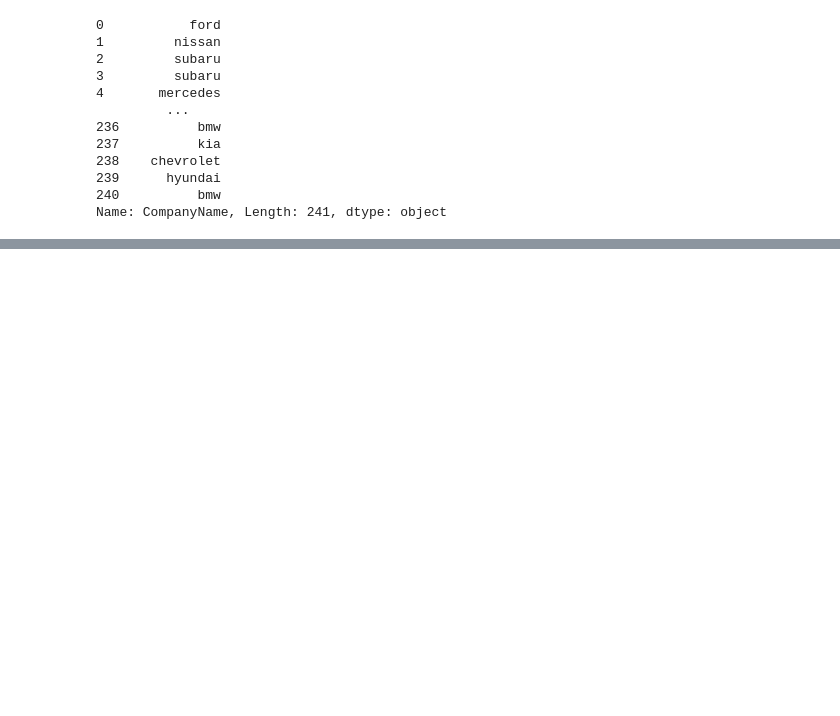
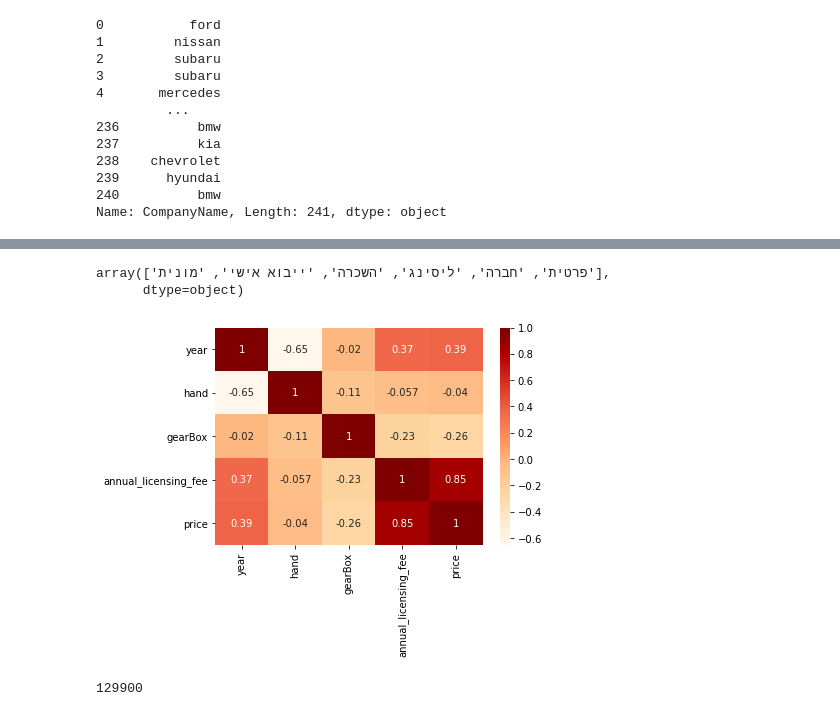
Before and after one commit to OrenAviya/project-semester-a, a Jupyter notebook: start_project_jup.ipynb, the cells around one changed output, grey strips where cells are left out. Saved outputs shown, nothing was run; the diff lists cells and outputs as text; code cells hidden in the pictures; blank space fills up the shorter version.

```diff
--- a/start_project_jup.ipynb
+++ b/start_project_jup.ipynb
@@ -411,0 +697,4 @@ cars_fewColumns
+# %%
+cars.to_csv(r'C:\Users\avoav\Introduction to Data Science\Project סמסטר א\project-semester-a\cars_data.csv' , index_label='index' )
+cars = pd.read_csv(r'C:\Users\avoav\Introduction to Data Science\Project סמסטר א\project-semester-a\cars_data.csv' , index_col  = 'index')
+cars
@@ -411,0 +716,4 @@ cars_fewColumns
+# %%
+engine_size = cars ['engine'].apply (lambda x : x.split (' ')[0])
+cars.insert( 4 , "engine_size" , engine_size)
+cars
@@ -411,0 +735,15 @@ cars_fewColumns
+# %%
+#cars['engine'].unique()
+# engine_type = cars ['engine'].apply (lambda x : x.split (' ')[2])
+# cars.insert( 5 , "engine_type" , engine_type)
+# cars
+# thats not working for some reson so in other way:
+
+def c_type (str) :
+    if(len(str.split (' ')) == 3):
+        return str.split (' ')[2]
+    else: return None
+
+engine_type = cars ['engine'].apply(c_type)
+cars.insert( 5 , "engine_type" , engine_type)
+cars
@@ -411,0 +815,23 @@ cars_fewColumns
+# %%
+#continue with changing string columns to numeric:
+originalOnerships = cars_DD['original_onership'].unique()
+columns_onership = ['Private' , 'Company', 'Leasing', 'Rent', 'Personal import', 'Taxi']
+columns_onership = originalOnerships
+def onership (str):
+    if str ==
+# %% [output]
+array(['פרטית', 'חברה', 'ליסינג', 'השכרה', 'ייבוא אישי', 'מונית'],
+      dtype=object)
+# %%
+def heatmap(x,y,dataframe):
+    sns.heatmap(dataframe.corr(),cmap="OrRd",annot=True)
+    plt.show()
+
+heatmap (10 , 10 , cars)
+# %% [output]
+[figure, added]
+# %%
+
+for url in cars['url']:
+# %% [output]
+129900
```
Also changed, not shown: parts of 30 cells of this notebook.
